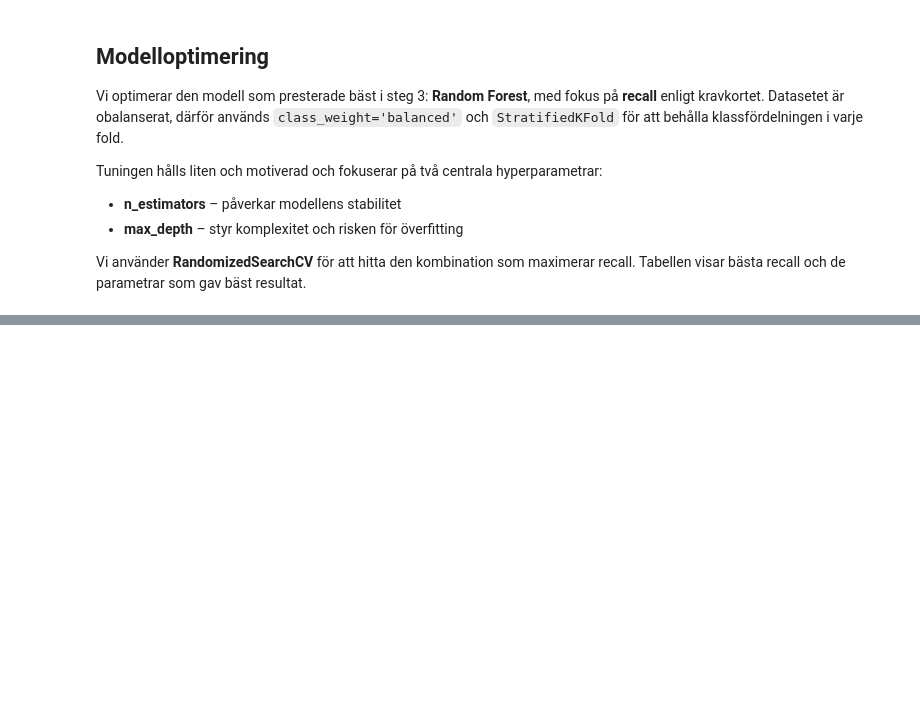
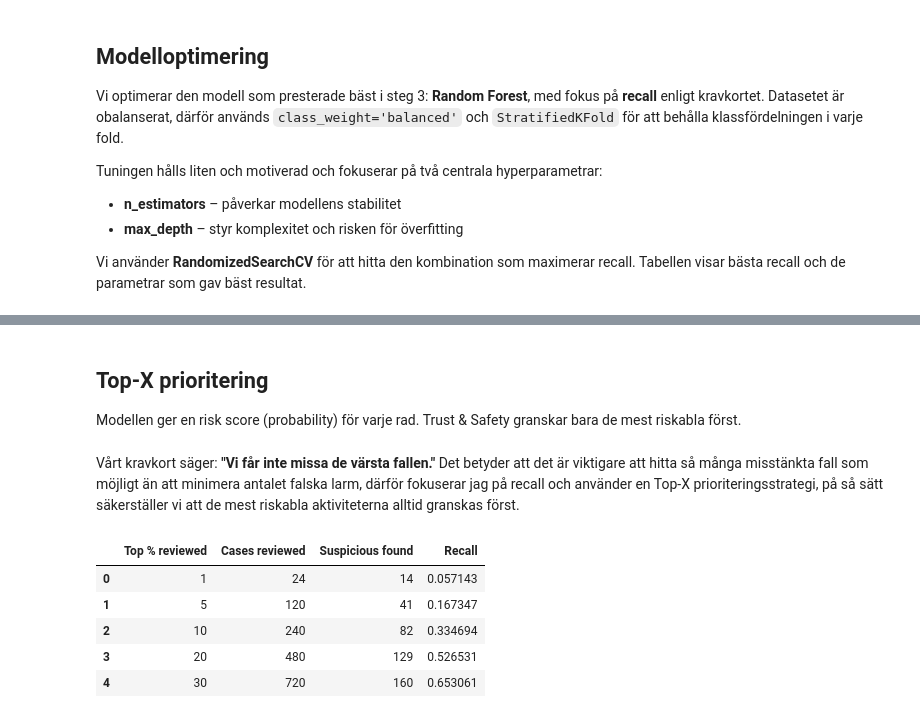
Before and after one commit to JakobWorkingHard/ML-Gruppuppgift, a Jupyter notebook: EDA/analyzing.ipynb, the cells around one changed output, grey strips where cells are left out. Saved outputs shown, nothing was run; the diff lists cells and outputs as text; code cells hidden in the pictures; blank space fills up the shorter version.

```diff
--- a/EDA/analyzing.ipynb
+++ b/EDA/analyzing.ipynb
@@ -451,0 +448,47 @@ best_model = search.best_estimator_
+# %% [markdown]
+## Top-X prioritering
+Modellen ger en risk score (probability) för varje rad.
+Trust & Safety granskar bara de mest riskabla först.
+# %% [markdown]
+Vårt kravkort säger: **"Vi får inte missa de värsta fallen."** Det betyder att det är viktigare att hitta så många misstänkta fall som möjligt än att minimera antalet falska larm, därför fokuserar jag på recall och använder en Top-X prioriteringsstrategi, på så sätt säkerställer vi att de mest riskabla aktiviteterna alltid granskas först.
+# %%
+# STEG 5 - PRIORITERING MED TOP-X
+
+# Predikterar sannolikheter på testdatan först:
+y_proba = best_model.predict_proba(X_test)[:,1]
+
+results = pd.DataFrame({
+    "true_label" : y_test,
+    "risk_score" : y_proba
+})
+
+# Sorterar högst risk först:
+results = results.sort_values("risk_score", ascending=False)
+
+total_suspicious = results["true_label"].sum()
+
+top_values = [0.01, 0.05, 0.10, 0.20, 0.30]
+
+rows = []
+
+for top in top_values:
+    n = int(len(results) * top)
+    subset = results.head(n)
+    found = subset["true_label"].sum()
+    recall = found / total_suspicious
+    rows.append({
+        "Top % reviewed" : int(top * 100),              # hur stor andel av alla annonser/händelser Trust&Safety tittar på; ANDEL GRANSKADE %
+        "Cases reviewed" : n,                           # hur många annonser/händerlser teamet faktiskt måste granska; ANTAL GRANSKADE FALL
+        "Suspicious found" : int(found),                # hur många verkliga bedrägerier modellen lyckas fånga; ANTAL MISSTÄNKTA HITTADE
+        "Recall" : recall                               # hur stor del av alla bedrägerier i datan vi lyckas fånga; RECALL- ANDEL BEDRÄGERIER HITTADE
+    })
+
+top_x_table = pd.DataFrame(rows)
+top_x_table
+# %% [output]
+|  | Top % reviewed | Cases reviewed | Suspicious found | Recall |
+| 0 | 1 | 24 | 14 | 0.057143 |
+| 1 | 5 | 120 | 41 | 0.167347 |
+| 2 | 10 | 240 | 82 | 0.334694 |
+| 3 | 20 | 480 | 129 | 0.526531 |
+| 4 | 30 | 720 | 160 | 0.653061 |
```
Also changed, not shown: parts of 9 cells of this notebook.
